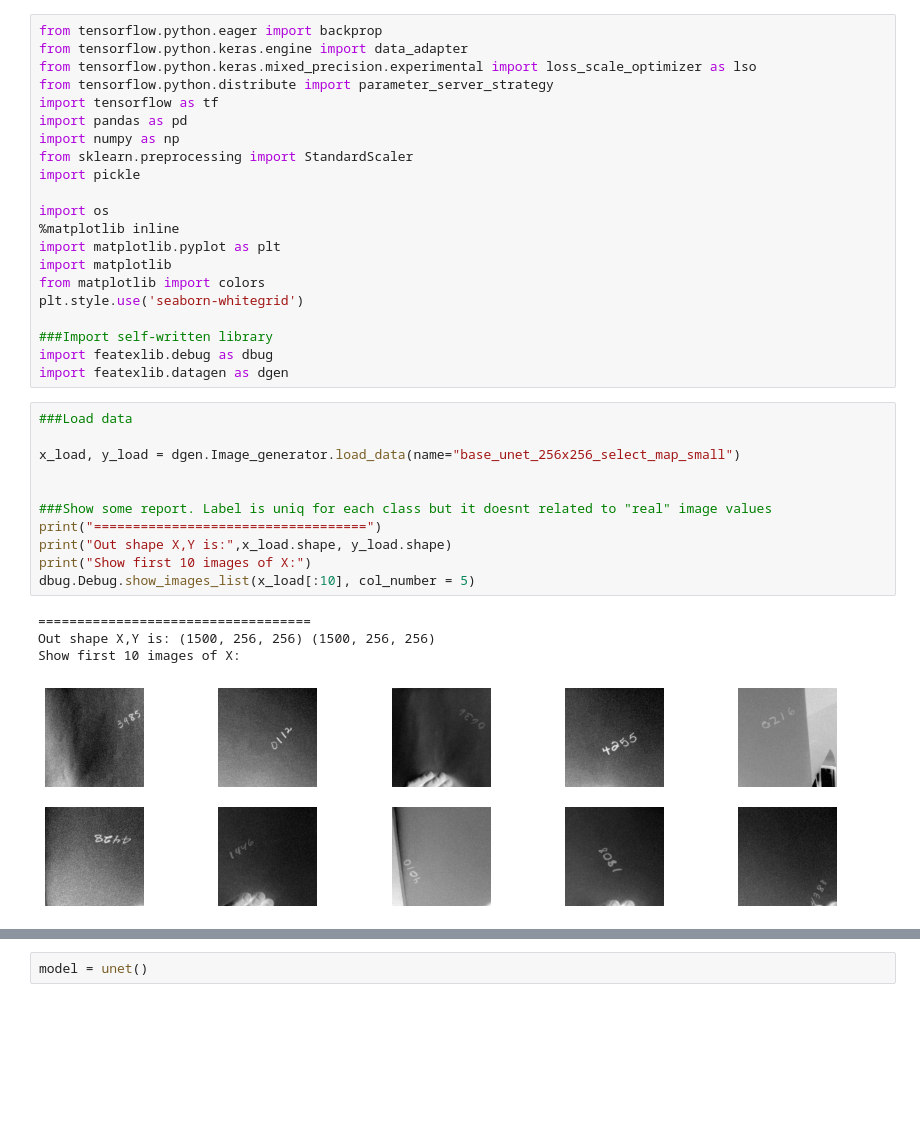
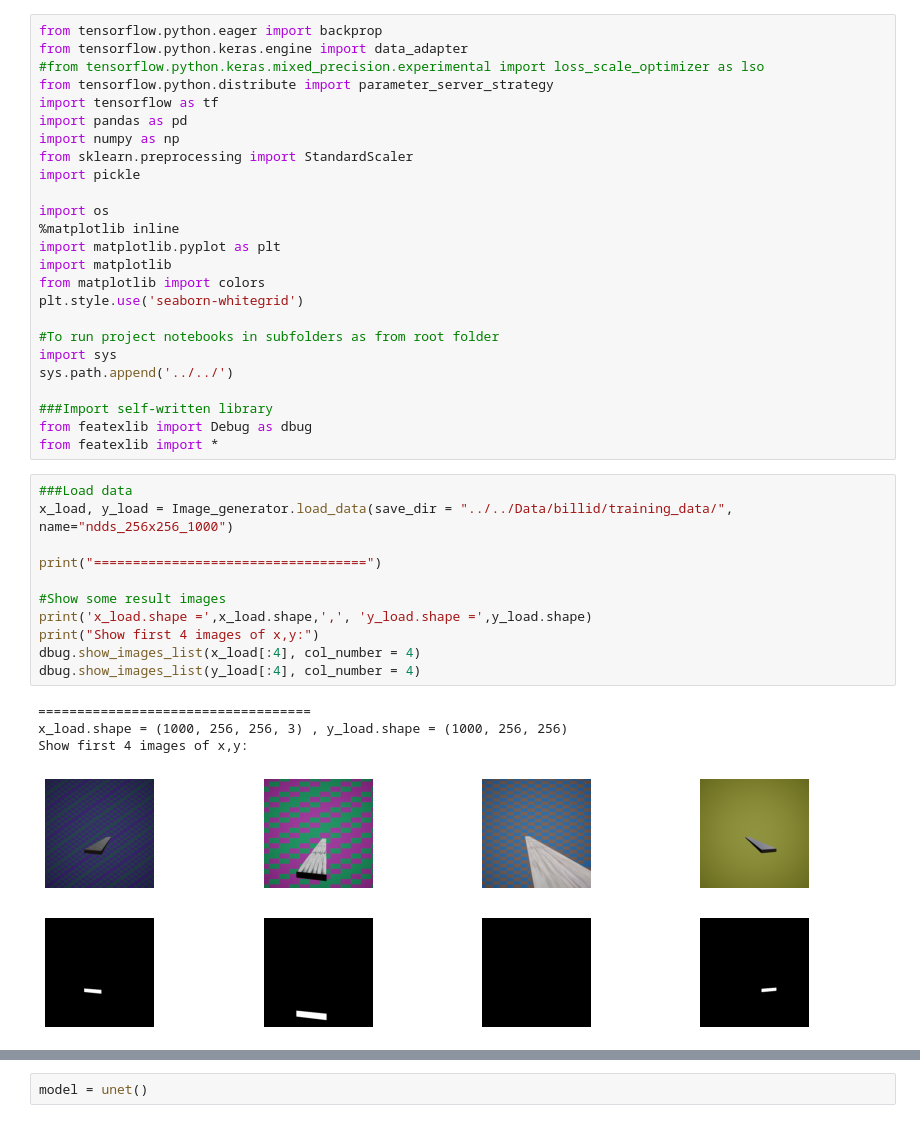
Before and after one commit to tunmustard/features_extractions, a Jupyter notebook: projects/billid/main_billid_256x256_t22_unet.ipynb, the cells around one changed output, grey strips where cells are left out. Drawn from its saved outputs; the diff is of its cells as text; blank space fills up the shorter version.

Commit message:
unet 256x256 model trained on 1000imgs dataset

```diff
--- a/projects/billid/main_billid_256x256_t22_unet.ipynb
+++ b/projects/billid/main_billid_256x256_t22_unet.ipynb
@@ -1,7 +1,7 @@
 # %%
 from tensorflow.python.eager import backprop
 from tensorflow.python.keras.engine import data_adapter
-from tensorflow.python.keras.mixed_precision.experimental import loss_scale_optimizer as lso
+#from tensorflow.python.keras.mixed_precision.experimental import loss_scale_optimizer as lso
 from tensorflow.python.distribute import parameter_server_strategy
 import tensorflow as tf
 import pandas as pd
@@ -16,22 +16,27 @@ import matplotlib
 from matplotlib import colors
 plt.style.use('seaborn-whitegrid')
 
+#To run project notebooks in subfolders as from root folder
+import sys
+sys.path.append('../../')
+
 ###Import self-written library
-import featexlib.debug as dbug
-import featexlib.datagen as dgen
+from featexlib import Debug as dbug
+from featexlib import *
 # %%
 ###Load data
+x_load, y_load = Image_generator.load_data(save_dir = "../../Data/billid/training_data/", name="ndds_256x256_1000")
 
-x_load, y_load = dgen.Image_generator.load_data(name="base_unet_256x256_select_map_small")
+print("===================================")
 
-
-###Show some report. Label is uniq for each class but it doesnt related to "real" image values
-print("===================================")
-print("Out shape X,Y is:",x_load.shape, y_load.shape)
-print("Show first 10 images of X:")
-dbug.Debug.show_images_list(x_load[:10], col_number = 5)
+#Show some result images
+print('x_load.shape =',x_load.shape,',', 'y_load.shape =',y_load.shape)
+print("Show first 4 images of x,y:")
+dbug.show_images_list(x_load[:4], col_number = 4)
+dbug.show_images_list(y_load[:4], col_number = 4)
 # %% [output]
 ===================================
-Out shape X,Y is: (1500, 256, 256) (1500, 256, 256)
-Show first 10 images of X:
+x_load.shape = (1000, 256, 256, 3) , y_load.shape = (1000, 256, 256)
+Show first 4 images of x,y:
-[figure, old version]
+[figure, new version]
+[figure, added]
```
Also changed, not shown: parts of 15 cells of this notebook, 2 other files.
